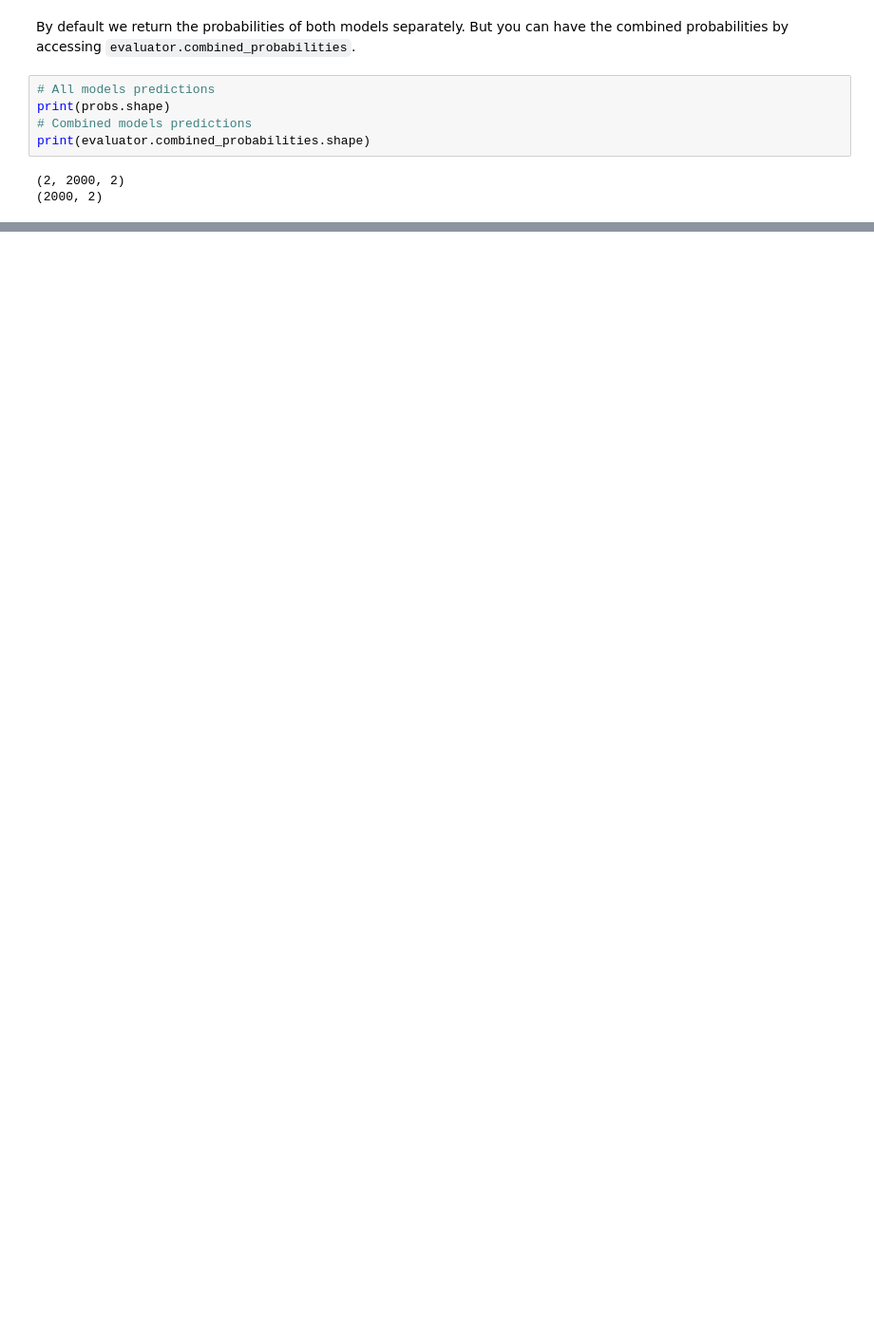
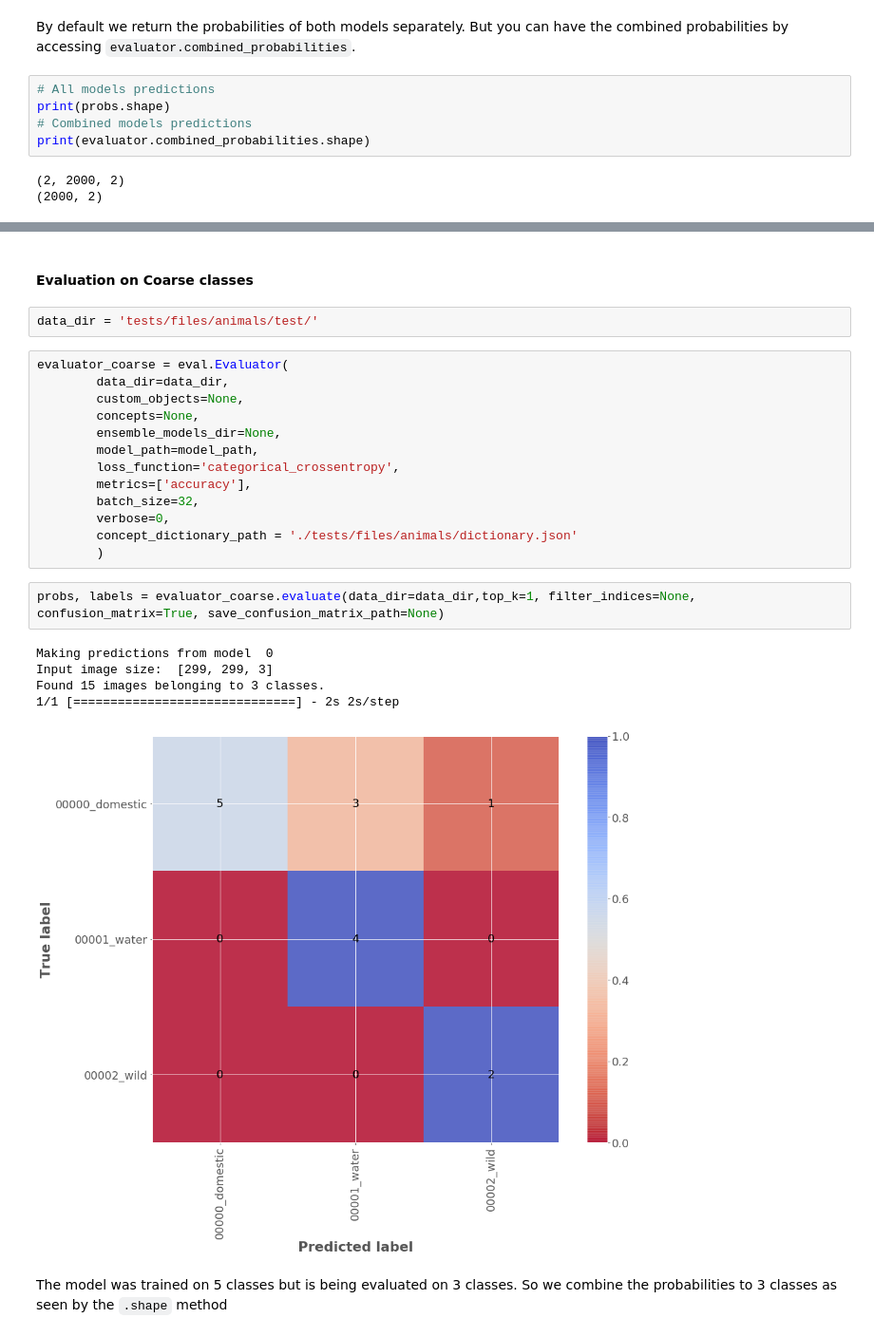
Before and after one commit to triagemd/keras-eval, a Jupyter notebook: example.ipynb, the cells around one changed output, grey strips where cells are left out. Shown at 95% size. Saved outputs shown, nothing was run; the diff lists cells and outputs as text; blank space fills up the shorter version.

```diff
--- a/example.ipynb
+++ b/example.ipynb
@@ -265,0 +307,27 @@ print(evaluator.combined_probabilities.shape)
+# %% [markdown]
+#### Evaluation on Coarse classes
+# %%
+data_dir = 'tests/files/animals/test/'
+# %%
+evaluator_coarse = eval.Evaluator(
+        data_dir=data_dir,
+        custom_objects=None,
+        concepts=None,
+        ensemble_models_dir=None,
+        model_path=model_path,
+        loss_function='categorical_crossentropy',
+        metrics=['accuracy'],
+        batch_size=32,
+        verbose=0,
+        concept_dictionary_path = './tests/files/animals/dictionary.json'
+        )
+# %%
+probs, labels = evaluator_coarse.evaluate(data_dir=data_dir,top_k=1, filter_indices=None, confusion_matrix=True, save_confusion_matrix_path=None)
+# %% [output]
+Making predictions from model  0
+Input image size:  [299, 299, 3]
+Found 15 images belonging to 3 classes.
+1/1 [==============================] - 2s 2s/step
+[figure, added]
+# %% [markdown]
+The model was trained on 5 classes but is being evaluated on 3 classes. So we combine the probabilities to 3 classes as seen by the `.shape` method
```
Also changed, not shown: parts of 27 cells of this notebook, 1 other file.
